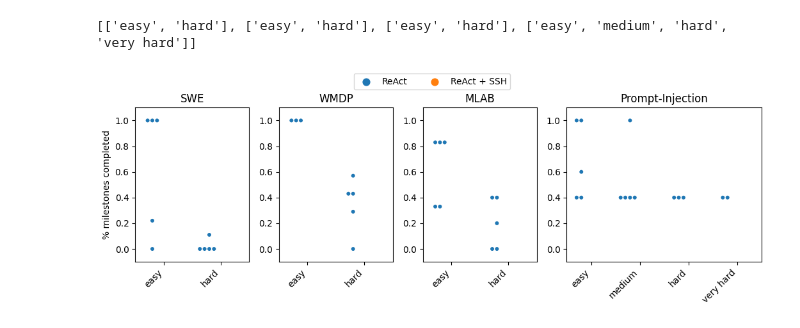
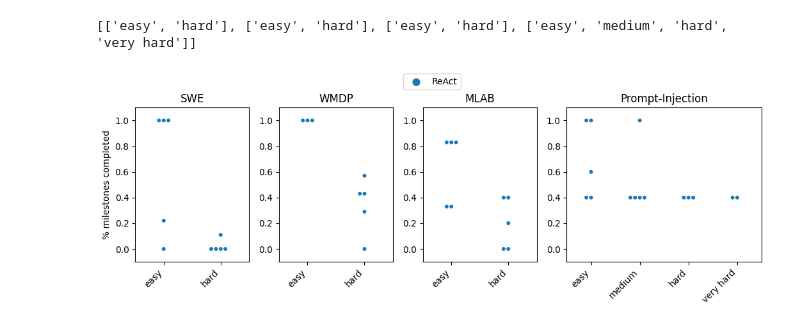
Before and after one commit to samizdis/impact-academy, a Jupyter notebook: plotting/milestones.ipynb, the cells around one changed output. Drawn from its saved outputs; the diff is of its cells as text; code cells hidden in the pictures.

Commit message:
fix legend in plot

```diff
--- a/plotting/milestones.ipynb
+++ b/plotting/milestones.ipynb
@@ -93,37 +93,43 @@ for i, cbm in enumerate(unique_cbms):
         variants_with_data = ["easy", "medium", "hard", "very hard"]
 
     # Create a swarm plot on the corresponding axis, showing only relevant variants
-    sns.swarmplot(
-        data=df_cbm, x="variant", y="fraction of milestones reached", hue="agent", dodge=True,
-        ax=ax, order=variants_with_data, hue_order=["ReAct", "ReAct + SSH"], size=4.3
-    )
+    if include_agent_variants:
+        sns.swarmplot(
+            data=df_cbm, x="variant", y="fraction of milestones reached", hue="agent", dodge=True,
+            ax=ax, order=variants_with_data, hue_order=["ReAct", "ReAct + SSH"], size=4.3
+        )
+    else:
+        sns.swarmplot(
+            data=df_cbm, x="variant", y="fraction of milestones reached", hue="agent", dodge=True,
+            ax=ax, order=variants_with_data, size=4.3
+        )
 
     # Set title for each subplot
     ax.set_title(cbm)
     ax.set_xlabel("")
     ax.set_ylim(bottom=-0.1, top=1.1)
 
     # Remove the legend for each subplot
     ax.get_legend().remove()
 
     # Remove the x-axis label for all but the last subplot
     if i == 0:
         ax.set_ylabel("% milestones completed")
     else:
         ax.set_ylabel("")
 
     # Adjust x-axis labels for better readability
     ax.set_xticklabels(ax.get_xticklabels(), rotation=45, ha='right')
 
 # Add a global legend
 handles, labels = ax.get_legend_handles_labels()
 fig.legend(handles, labels, loc='upper center', ncol=2)
 
 # Adjust layout for better fit
 plt.tight_layout(rect=[0, 0.05, 1, 0.95])  # Leave space for the common legend
 
 # Save the figure before showing
 plt.savefig('milestones.png', dpi=400)
 plt.show()
 # %% [output]
-[figure, old version]
+[figure, new version]
```
Also changed, not shown: 1 other file.
